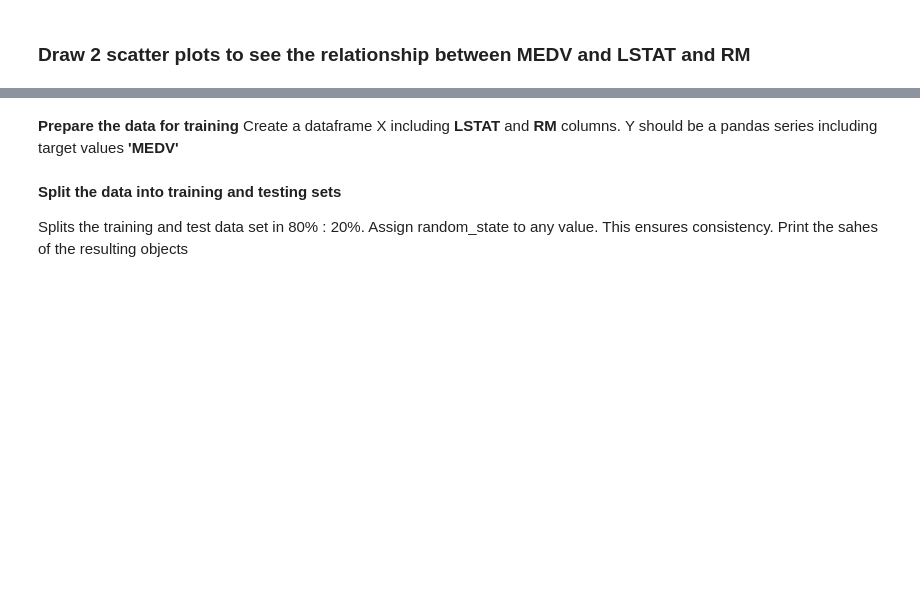
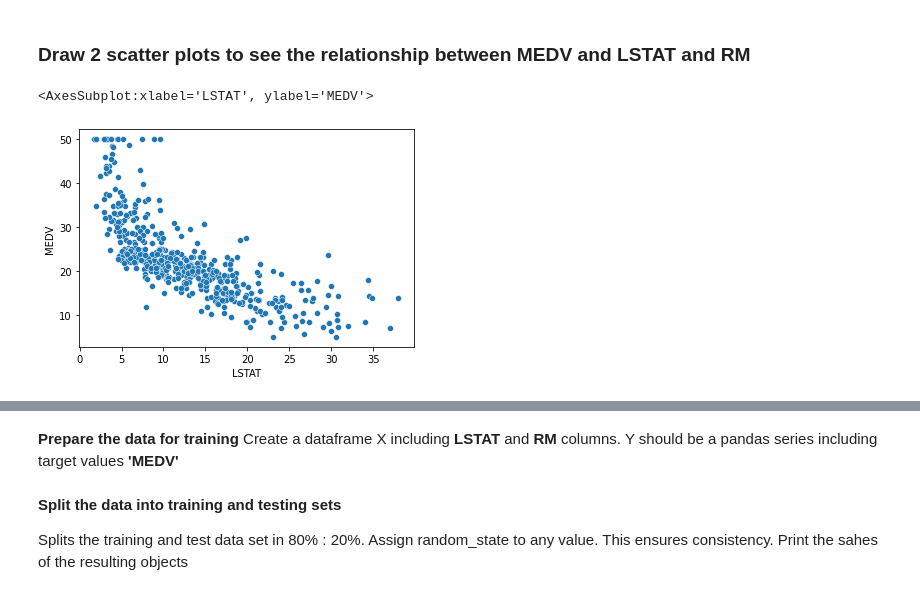
Before and after one commit to MNievas12/2304_dsft_thebridge, a Jupyter notebook: 3-Machine_Learning/1-Supervisado/1-Regression/2-Polynomial_Regression/ejercicios/3 Polynomial_Regression.ipynb, the cells around one changed output, grey strips where cells are left out. Saved outputs shown, nothing was run; the diff lists cells and outputs as text; code cells hidden in the pictures; blank space fills up the shorter version.

```diff
--- a/3-Machine_Learning/1-Supervisado/1-Regression/2-Polynomial_Regression/ejercicios/3 Polynomial_Regression.ipynb
+++ b/3-Machine_Learning/1-Supervisado/1-Regression/2-Polynomial_Regression/ejercicios/3 Polynomial_Regression.ipynb
@@ -59,2 +120,5 @@ Analyze the correlation matrix. Plot a heatmap
 # %% [markdown]
 * LSTAT y RM son las variables más correladas con el target.
+# %%
+df.drop(columns=['RAD'], inplace=True)
+df.head()
@@ -61,2 +132,7 @@ Analyze the correlation matrix. Plot a heatmap
 # %% [markdown]
 ### Draw 2 scatter plots to see the relationship between **MEDV** and **LSTAT** and **RM**
+# %%
+sns.scatterplot(x=df['LSTAT'], y=df['MEDV']);
+# %% [output]
+<AxesSubplot:xlabel='LSTAT', ylabel='MEDV'>
+[figure, added]
```
Also changed, not shown: parts of 25 cells of this notebook, 1 other file.
